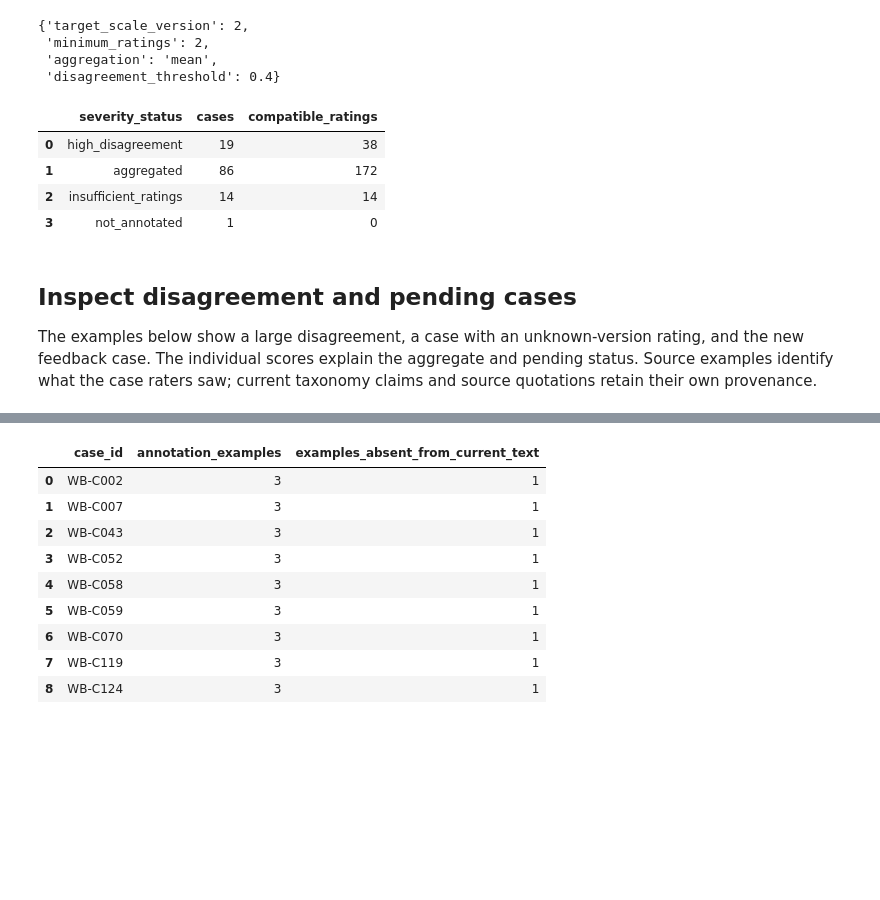
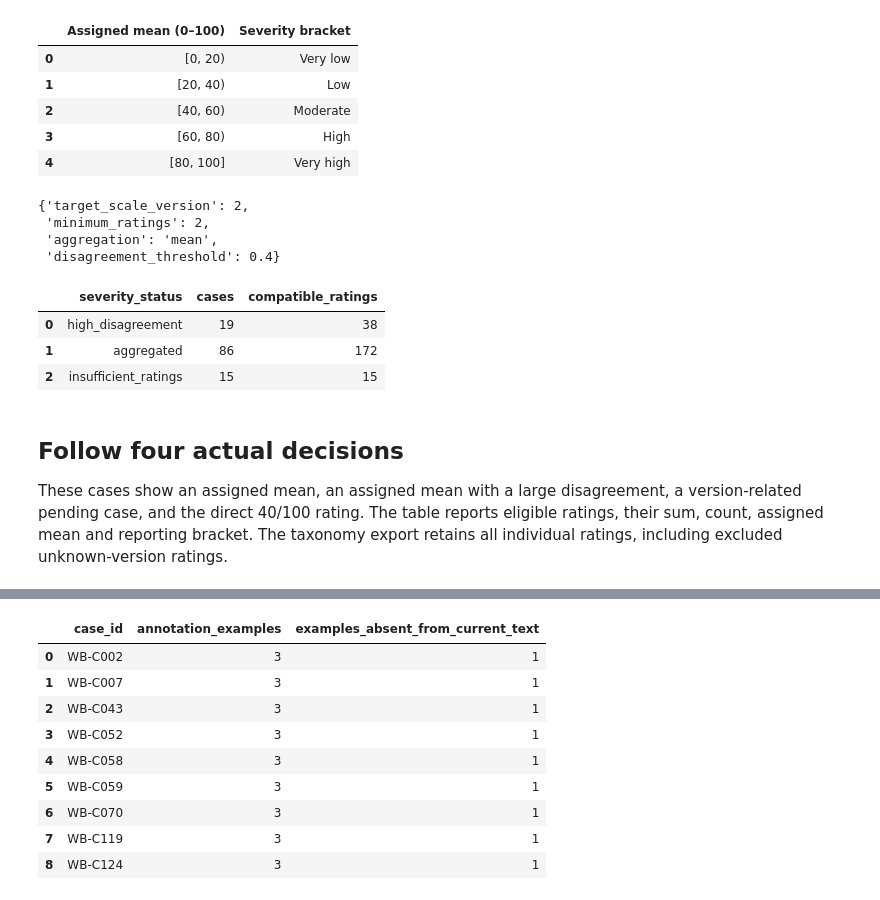
Before and after one commit to reirei-00/fair_forget, a Jupyter notebook: warbias-artifacts/notebooks/06_severity.ipynb, the cells around one changed output, grey strips where cells are left out. Cells and saved outputs as stored; diff of their text form; code cells hidden in the pictures; blank space fills up the shorter version.

```diff
--- a/warbias-artifacts/notebooks/06_severity.ipynb
+++ b/warbias-artifacts/notebooks/06_severity.ipynb
@@ -114,49 +170,72 @@ ratings keep a null score.
 # %%
+brackets = protocol["severity_brackets"]
+
+
+def interval_label(bracket):
+    upper_marker = "]" if bracket["upper_inclusive"] else ")"
+    return f"[{bracket['lower']:g}, {bracket['upper']:g}{upper_marker}"
+
+
+display(
+    DataFrame(
+        [
+            {"Assigned mean (0–100)": interval_label(bracket), "Severity bracket": bracket["label"]}
+            for bracket in brackets
+        ]
+    )
+)
+assert bracket_for_score(40, brackets)["code"] == "moderate"
+assert bracket_for_score(None, brackets) is None
 display(
     {
         key: protocol[key]
         for key in (
             "target_scale_version",
             "minimum_ratings",
             "aggregation",
             "disagreement_threshold",
         )
     }
 )
 taxonomy_with_severity = assign_taxonomy_severity(
     dataset["taxonomy"], ratings, case_evidence, protocol
 )
 case_table = DataFrame(taxonomy_with_severity)
 case_status_counts = Counter(row["severity_status"] for row in taxonomy_with_severity)
 display(
     case_table.groupby("severity_status", sort=False)
     .agg(cases=("public_case_id", "size"), compatible_ratings=("severity_n", "sum"))
     .reset_index()
 )
 assert len(taxonomy_with_severity) == len(dataset["taxonomy"])
 assert all(
     all(enriched[field] == original[field] for field in original)
     for original, enriched in zip(dataset["taxonomy"], taxonomy_with_severity)
 )
 assert all(
     row["severity_score"] is None or row["severity_n"] >= protocol["minimum_ratings"]
     for row in taxonomy_with_severity
 )
 # %% [output]
+|  | Assigned mean (0–100) | Severity bracket |
+| 0 | [0, 20) | Very low |
+| 1 | [20, 40) | Low |
+| 2 | [40, 60) | Moderate |
+| 3 | [60, 80) | High |
+| 4 | [80, 100] | Very high |
 {'target_scale_version': 2,
  'minimum_ratings': 2,
  'aggregation': 'mean',
  'disagreement_threshold': 0.4}
-|  | severity_status | cases | compatible_ratings |
-| 0 | high_disagreement | 19 | 38 |
-| 1 | aggregated | 86 | 172 |
-| 2 | insufficient_ratings | 14 | 14 |
-| 3 | not_annotated | 1 | 0 |
+|  | severity_status | cases | compatible_ratings |
+| 0 | high_disagreement | 19 | 38 |
+| 1 | aggregated | 86 | 172 |
+| 2 | insufficient_ratings | 15 | 15 |
 # %% [markdown]
-## Inspect disagreement and pending cases
+## Follow four actual decisions
 
-The examples below show a large disagreement, a case with an unknown-version
-rating, and the new feedback case. The individual scores explain the aggregate
-and pending status. Source examples identify what the case raters saw; current
-taxonomy claims and source quotations retain their own provenance.
+These cases show an assigned mean, an assigned mean with a large disagreement,
+a version-related pending case, and the direct 40/100 rating. The table reports
+eligible ratings, their sum, count, assigned mean and reporting bracket. The taxonomy
+export retains all individual ratings, including excluded unknown-version ratings.
 # %%
```
Also changed, not shown: parts of 14 cells of this notebook, 13 other files.
